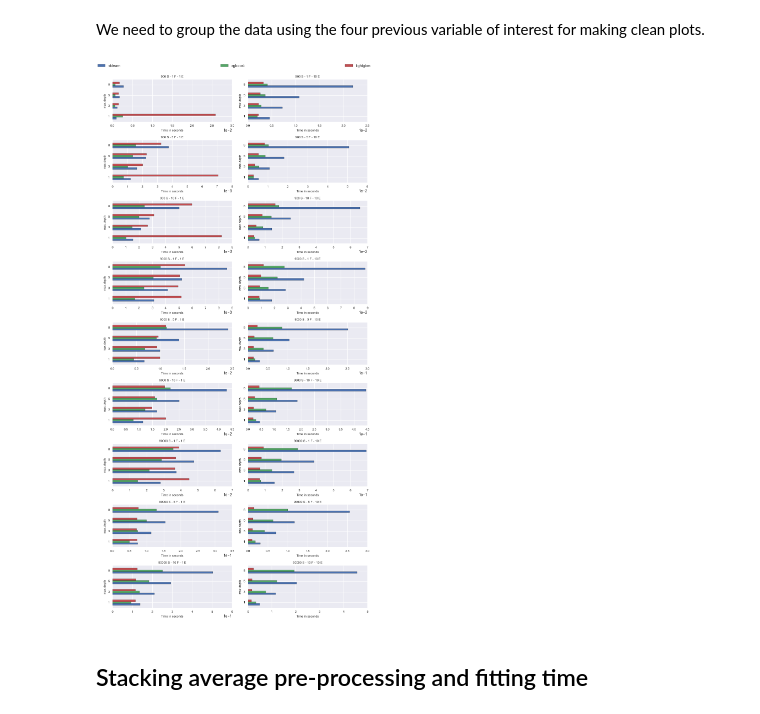
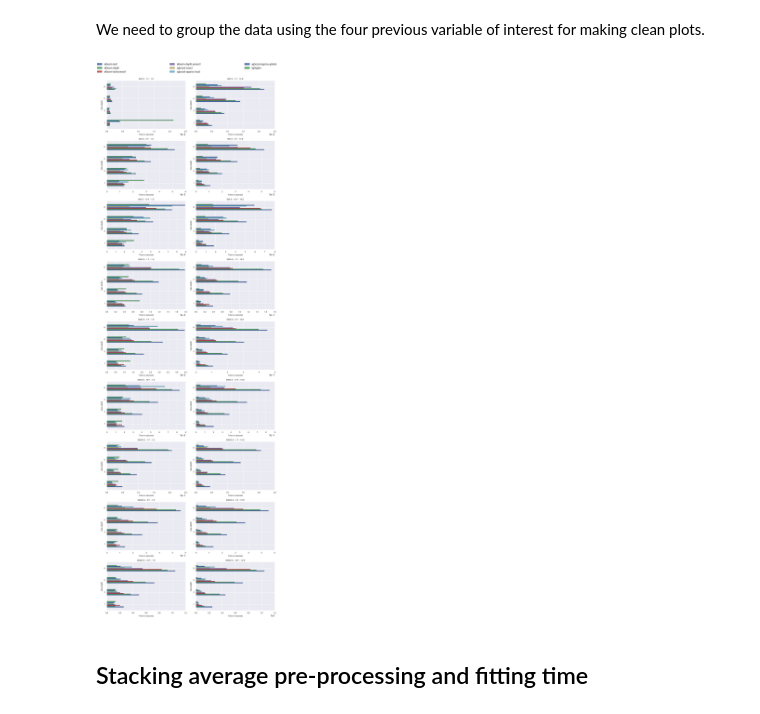
Before and after one commit to blueroutecn/gbrt-benchmarks, a Jupyter notebook: notebook_benchmarking.ipynb, the cells around one changed output. Saved outputs shown, nothing was run; the diff lists cells and outputs as text; code cells hidden in the pictures.

Commit message:
Update the data

```diff
--- a/notebook_benchmarking.ipynb
+++ b/notebook_benchmarking.ipynb
@@ -46,9 +46,8 @@ for idx_bench in range(len(data_bench)):
 bench_name = ['sklearn-leaf', 'sklearn-depth', 'sklearn-leaf-presort', 'sklearn-depth-presort',
               'xgboost-exact', 'xgboost-approx-local', 'xgboost-approx-global',
               'lightgbm']
-data_bench[0] = data_bench[0].rename(columns = {'avg_fit_time': bench_name[0]})
-data_bench[1] = data_bench[1].rename(columns = {'avg_fit_time': bench_name[1]})
-data_bench[2] = data_bench[2].rename(columns = {'avg_fit_time': bench_name[2]})
+for i in range(len(bench_name)):
+    data_bench[i] = data_bench[i].rename(columns = {'avg_fit_time': bench_name[i]})
 # %% [markdown]
 Merge all the `DataFrame` in a single one.
 # %%
@@ -56,7 +55,8 @@ Merge all the `DataFrame` in a single one.
 key_merging = ['num_samples', 'num_features', 'max_depth', 'n_estimators']
 # Merge the two first bench - keep only the intersection
 df_bench = pd.merge(data_bench[0], data_bench[1], on=key_merging, how='inner')
-df_bench = pd.merge(df_bench, data_bench[2], on=key_merging, how='inner')
+for i in np.arange(2, len(bench_name)):
+    df_bench = pd.merge(df_bench, data_bench[i], on=key_merging, how='inner')
 # %% [markdown]
 ### Grouping the data and plots
 # %% [markdown]
@@ -77,28 +77,28 @@ def pd_df_barh(ax, df, name_params,fontsize=8):
 # %%
 # Create a subplot
 nb_plot = 18
 ncols = 2
 nrows = int(np.ceil(nb_plot / ncols))
-fig, axs = plt.subplots(nrows=nrows, ncols=ncols, figsize=(10,20))
+fig, axs = plt.subplots(nrows=nrows, ncols=ncols, figsize=(10,30))
 
 # Groupe the data for plotting
 grouped_num_samples = df_bench.groupby('num_samples')
 nplot = 0
 for ns, gs in grouped_num_samples:
     grouped_num_features = gs.groupby('num_features')
     for nf, gf in grouped_num_features:
         grouped_num_estimators = gf.groupby('n_estimators')
         for ne, ge in grouped_num_estimators:
             df = ge.set_index('max_depth')
             # Compute the index of the axis where to plot
             idx_ax = np.unravel_index(nplot, (nrows, ncols))
             # Sent the data to plot by selecting the column of interest
             p, l = pd_df_barh(axs[idx_ax], df[bench_name], (ns, nf, ne))
             nplot += 1
 fig.legend(p, l, bbox_to_anchor=(0., 1., 1., .102), loc=3, ncol=3, mode="expand", borderaxespad=0.)
 plt.tight_layout()
 # %% [output]
-[figure, old version]
+[figure, new version]
 # %% [markdown]
 ## Stacking average pre-processing and fitting time
 # %% [markdown]
```
Also changed, not shown: parts of 3 cells of this notebook.
